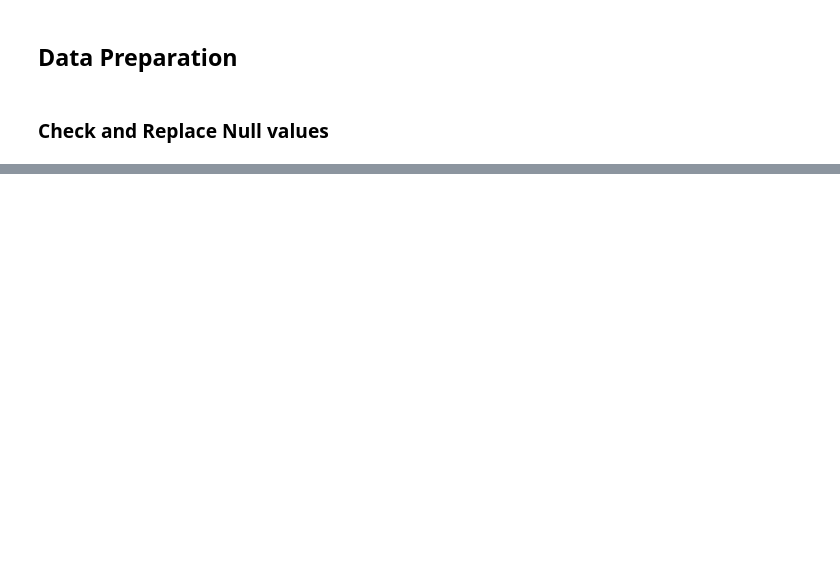
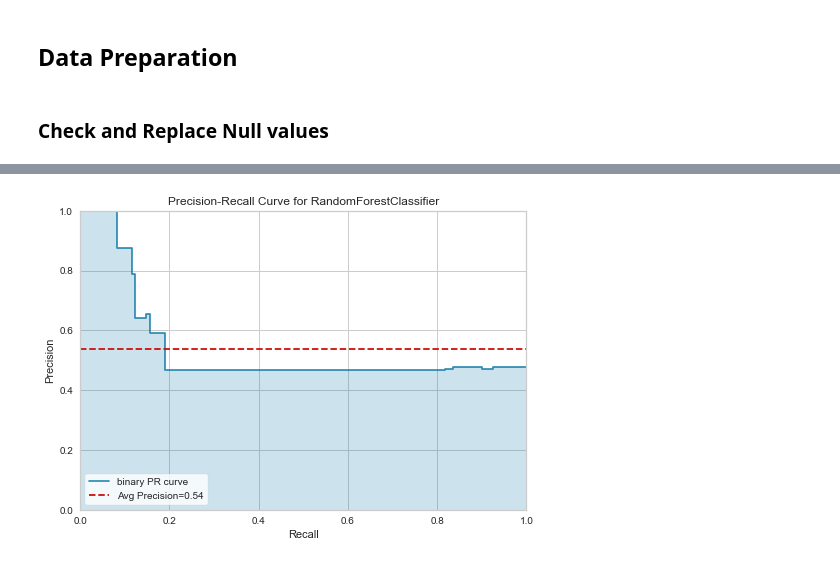
Before and after one commit to kirti-chaudhari/SpringBoard_DataScience_Career, a Jupyter notebook: CapstoneProject2/Capstone 2 - NLP.ipynb, the cells around one changed output, grey strips where cells are left out. Saved outputs shown, nothing was run; the diff lists cells and outputs as text; code cells hidden in the pictures; blank space fills up the shorter version.

```diff
--- a/CapstoneProject2/Capstone 2 - NLP.ipynb
+++ b/CapstoneProject2/Capstone 2 - NLP.ipynb
@@ -163,0 +571,4 @@ ax = sns.barplot(x="Sentiment", y="Count",data=df_sentiments)
+# %%
+plot_model(tuned_rf, plot = 'pr')
+# %% [output]
+[figure, added]
```
Also changed, not shown: parts of 103 cells of this notebook, 5 other files.
